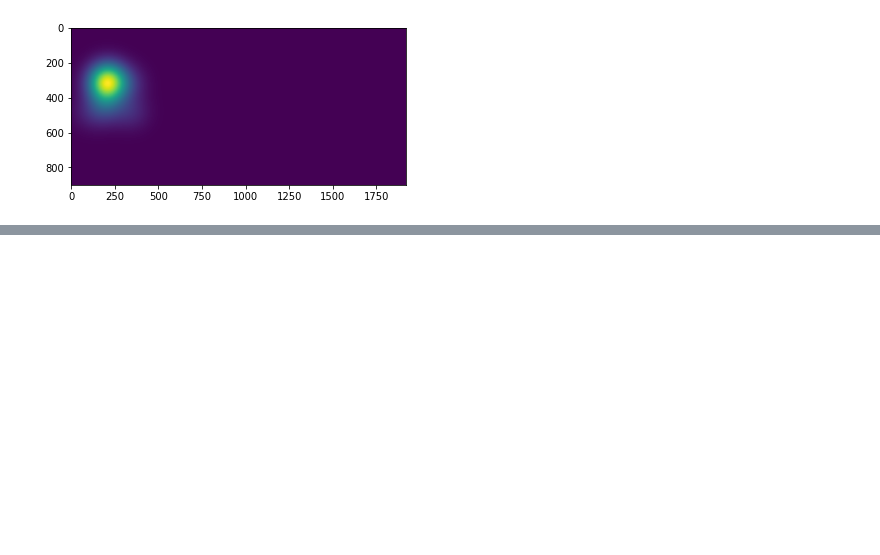
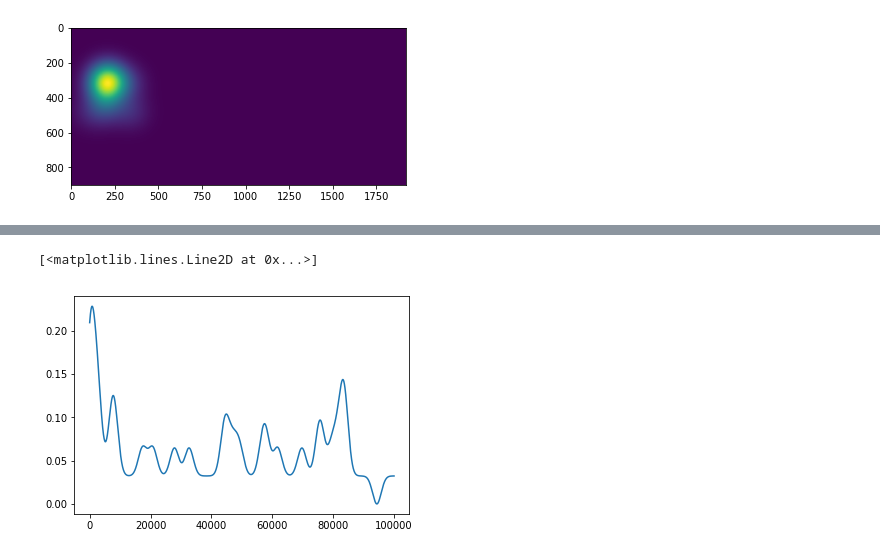
Before and after one commit to lucasRemera/Scrap, a Jupyter notebook: winescrap.ipynb, the cells around one changed output, grey strips where cells are left out. Saved outputs shown, nothing was run; the diff lists cells and outputs as text; code cells hidden in the pictures; blank space fills up the shorter version.

```diff
--- a/winescrap.ipynb
+++ b/winescrap.ipynb
@@ -843,0 +877,5 @@ plt.imshow(trainCopy["XY_train"])
+# %%
+plt.plot(trainCopy["x_size_train"],trainCopy["y_size_train"])
+# %% [output]
+[<matplotlib.lines.Line2D at 0x...>]
+[figure, added]
```
Also changed, not shown: parts of 6 cells of this notebook.
